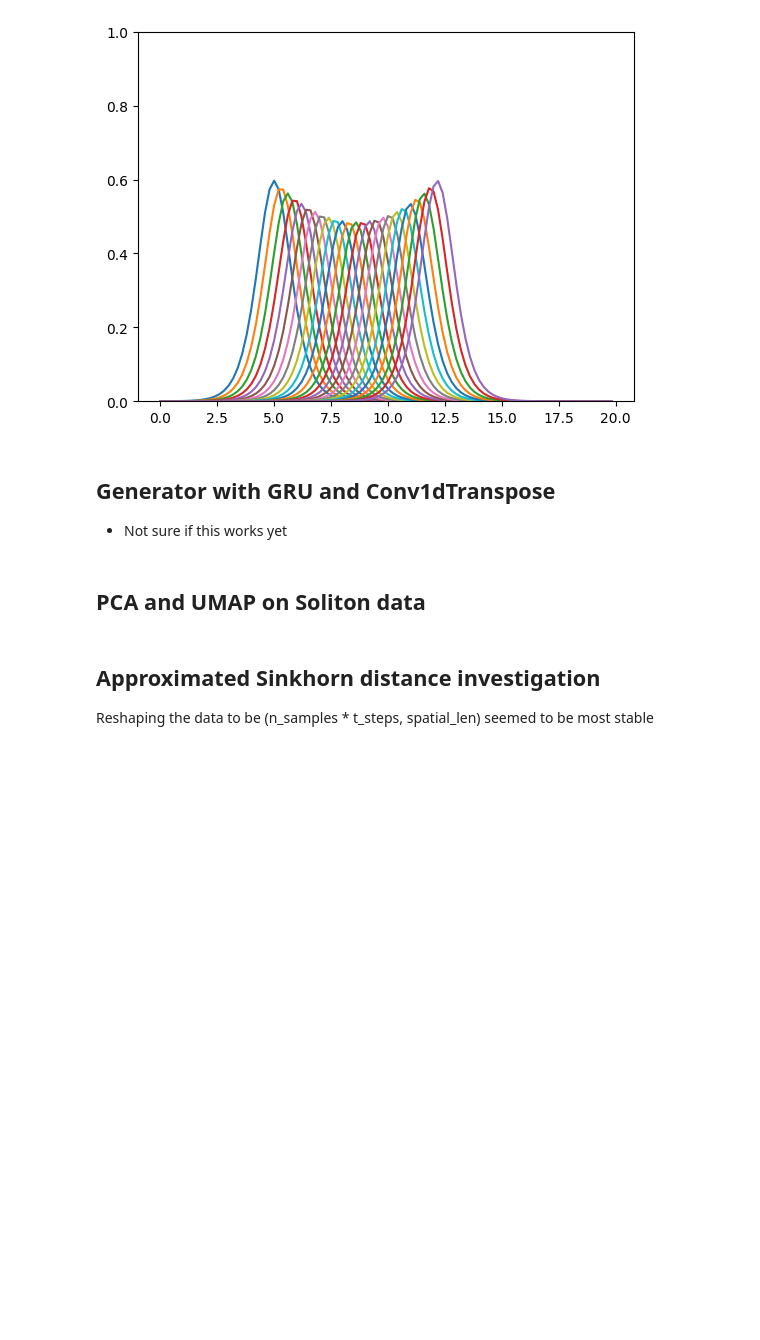
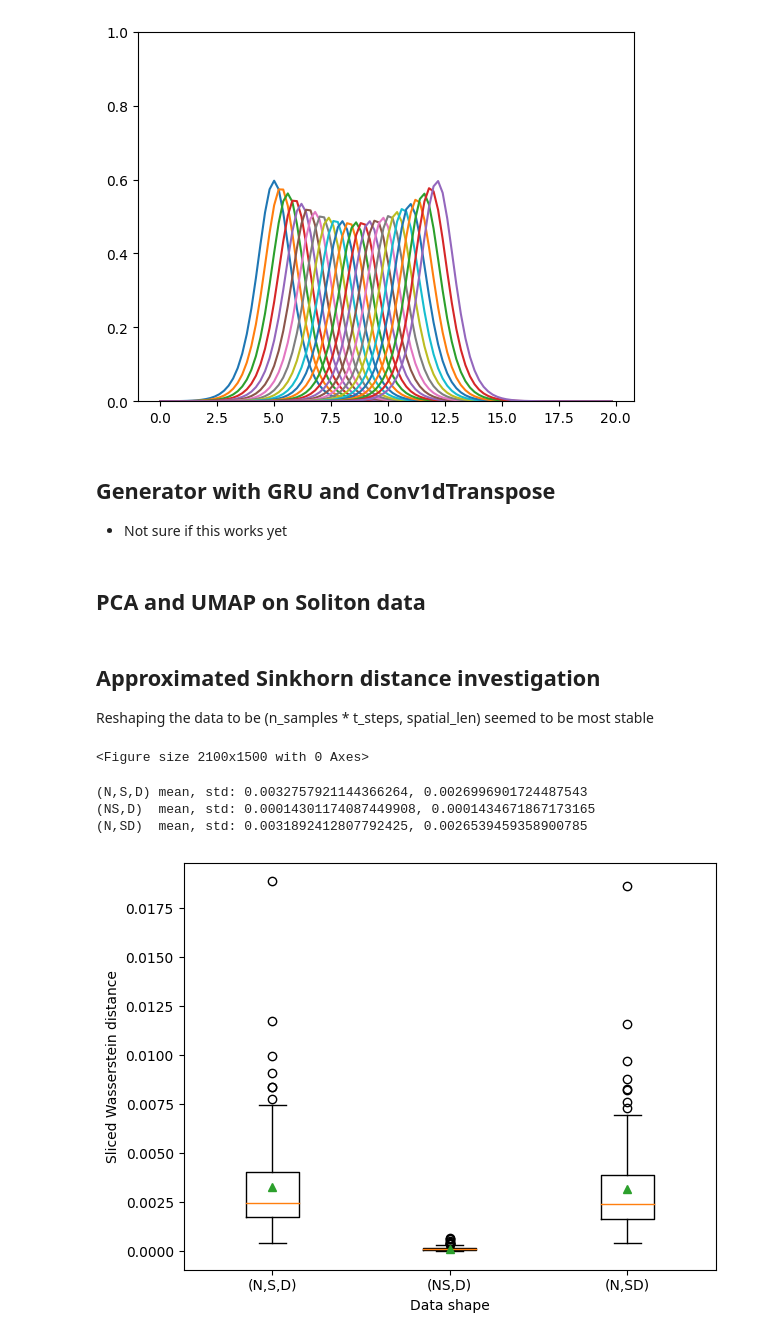
Before and after one commit to Kohmann/master-GAN, a Jupyter notebook: COTGAN/testing.ipynb, the cells around one changed output. Saved outputs shown, nothing was run; the diff lists cells and outputs as text; code cells hidden in the pictures; blank space fills up the shorter version.

```diff
--- a/COTGAN/testing.ipynb
+++ b/COTGAN/testing.ipynb
@@ -423,12 +423,15 @@ Reshaping the data to be (n_samples * t_steps, spatial_len) seemed to be most st
 # %%
 from metrics import sw_approx, sinkhorn_distance
 from utils import visualization, DatasetSoliton
+plt.figure(figsize=(7, 5), dpi=300)
 P = 20
 M = 100
 t_steps = 50
 n_samples = 1000
 real_data = DatasetSoliton(n_samples, P=P, t_range=[0, 6], c_range=[0.5, 2], spatial_len=M, t_steps=t_steps)[:n_samples]
 fake_data = DatasetSoliton(n_samples, P=P, t_range=[0, 6], c_range=[0.5, 1], spatial_len=M, t_steps=t_steps)[:n_samples]
+# %% [output]
+<Figure size 2100x1500 with 0 Axes>
 # %%
 %%time
 #real_data = torch.randn(5000, 3)
@@ -452,3 +452,20 @@ plt.boxplot([b_t_m, bt_m, b_tm]);
+# %%
+
+#print(f"b_t_m: {b_t_m.mean()}, bt_m: {bt_m.mean()}, b_tm: {b_tm.mean()}")
+print(f"(N,S,D) mean, std: {b_t_m.mean()}, {b_t_m.std()}")
+print(f"(NS,D)  mean, std: {bt_m.mean()}, {bt_m.std()}")
+print(f"(N,SD)  mean, std: {b_tm.mean()}, {b_tm.std()}")
+plt.boxplot([b_t_m, bt_m, b_tm], labels=['(N,S,D)', '(NS,D)', '(N,SD)'], showmeans=True, vert=True);
+plt.ylabel('Sliced Wasserstein distance')
+
+plt.xlabel('Data shape')
+plt.tight_layout()
+plt.savefig('sw_approx.png', dpi=300)
+# %% [output]
+(N,S,D) mean, std: 0.0032757921144366264, 0.0026996901724487543
+(NS,D)  mean, std: 0.00014301174087449908, 0.0001434671867173165
+(N,SD)  mean, std: 0.0031892412807792425, 0.0026539459358900785
+[figure, added]
 # %%
 %%time
 #real_data = torch.randn(5000, 3)
```
Also changed, not shown: parts of 8 cells of this notebook, 4 other files.
